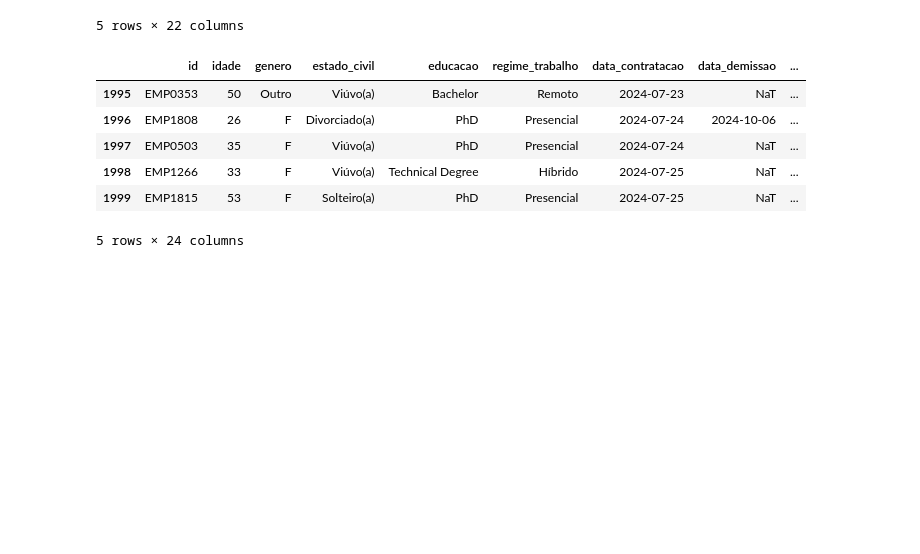
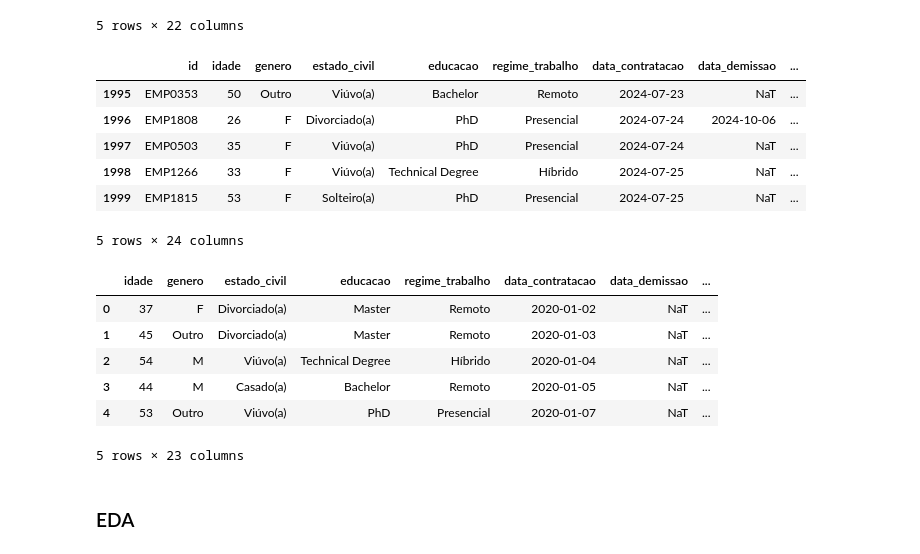
Before and after one commit to brunoramux/random_forest_churn, a Jupyter notebook: churn_employee.ipynb, the cells around one changed output. Drawn from its saved outputs; the diff is of its cells as text; code cells hidden in the pictures; blank space fills up the shorter version.

```diff
--- a/churn_employee.ipynb
+++ b/churn_employee.ipynb
@@ -162,0 +165,12 @@ df.tail()
+# %%
+df.head()
+# %% [output]
+|  | idade | genero | estado_civil | educacao | regime_trabalho | data_contratacao | data_demissao | ... |
+| 0 | 37 | F | Divorciado(a) | Master | Remoto | 2020-01-02 | NaT | ... |
+| 1 | 45 | Outro | Divorciado(a) | Master | Remoto | 2020-01-03 | NaT | ... |
+| 2 | 54 | M | Viúvo(a) | Technical Degree | Híbrido | 2020-01-04 | NaT | ... |
+| 3 | 44 | M | Casado(a) | Bachelor | Remoto | 2020-01-05 | NaT | ... |
+| 4 | 53 | Outro | Viúvo(a) | PhD | Presencial | 2020-01-07 | NaT | ... |
+5 rows × 23 columns
+# %% [markdown]
+### EDA
```
Also changed, not shown: parts of 7 cells of this notebook.
